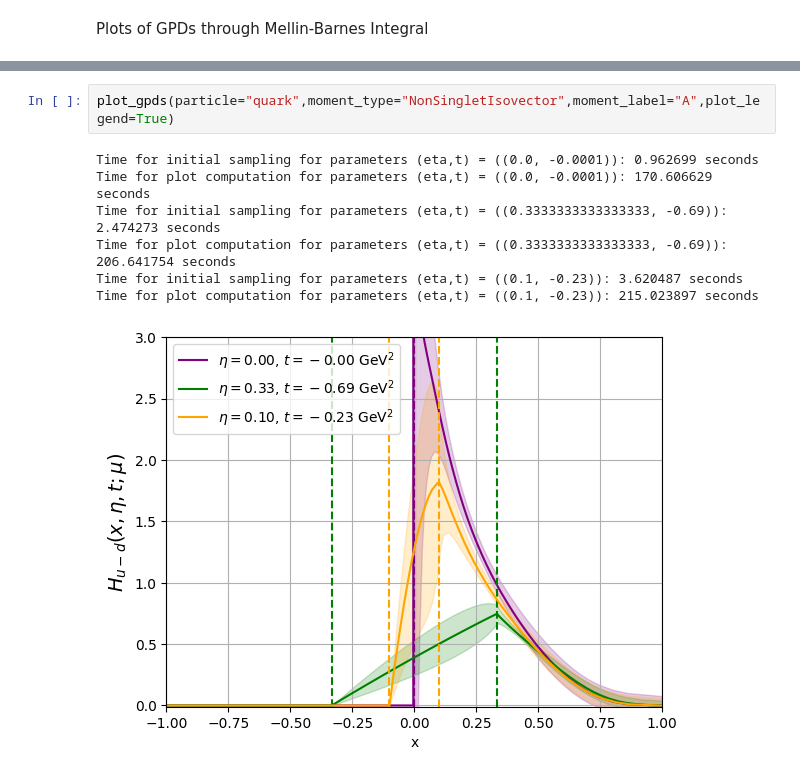
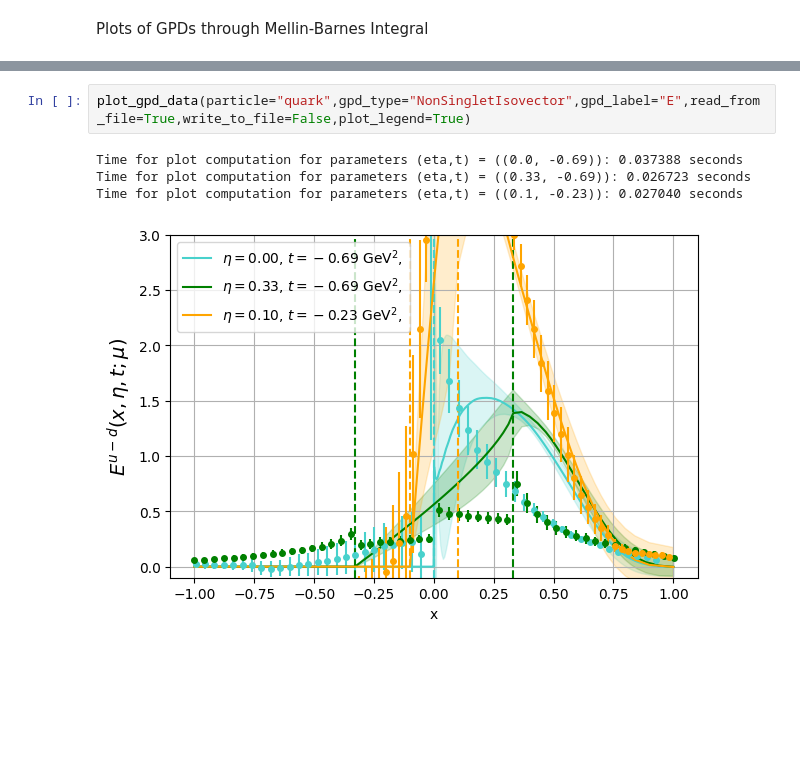
Before and after one commit to HechenMountain/stringy-gpds, a Jupyter notebook: StringBasedGPD.ipynb, the cells around one changed output, grey strips where cells are left out. Cells and saved outputs as stored; diff of their text form; blank space fills up the shorter version.

```diff
--- a/StringBasedGPD.ipynb
+++ b/StringBasedGPD.ipynb
@@ -325,11 +346,8 @@ Plots of GPDs through Mellin-Barnes Integral
 # %%
-plot_gpds(particle="quark",moment_type="NonSingletIsovector",moment_label="A",plot_legend=True)
+plot_gpd_data(particle="quark",gpd_type="NonSingletIsovector",gpd_label="E",read_from_file=True,write_to_file=False,plot_legend=True)
 # %% [output]
-Time for initial sampling for parameters (eta,t) = ((0.0, -0.0001)): 0.962699 seconds
-Time for plot computation for parameters (eta,t) = ((0.0, -0.0001)): 170.606629 seconds
-Time for initial sampling for parameters (eta,t) = ((0.3333333333333333, -0.69)): 2.474273 seconds
-Time for plot computation for parameters (eta,t) = ((0.3333333333333333, -0.69)): 206.641754 seconds
-Time for initial sampling for parameters (eta,t) = ((0.1, -0.23)): 3.620487 seconds
-Time for plot computation for parameters (eta,t) = ((0.1, -0.23)): 215.023897 seconds
+Time for plot computation for parameters (eta,t) = ((0.0, -0.69)): 0.037388 seconds
+Time for plot computation for parameters (eta,t) = ((0.33, -0.69)): 0.026723 seconds
+Time for plot computation for parameters (eta,t) = ((0.1, -0.23)): 0.027040 seconds
-[figure, old version]
+[figure, new version]
 # %%
```
Also changed, not shown: parts of 23 cells of this notebook, 1 other file.
